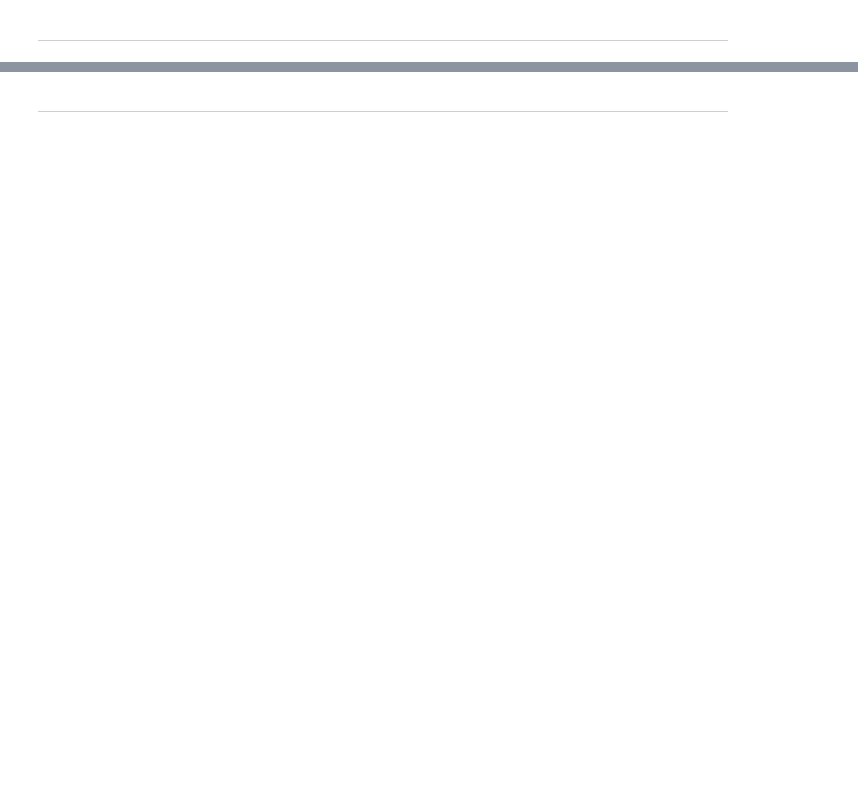
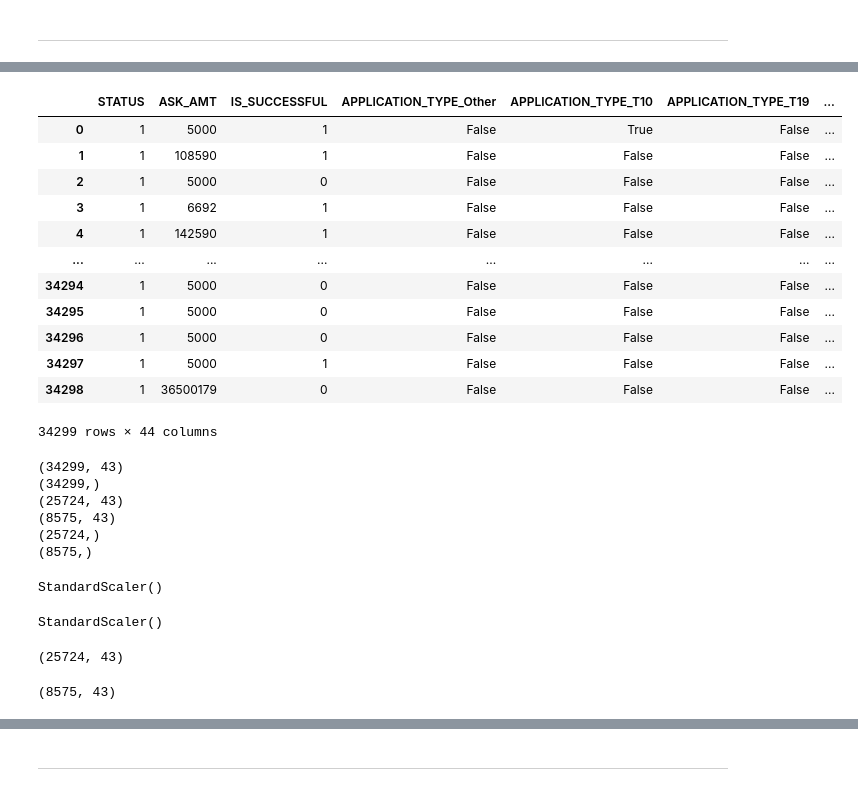
Before and after one commit to heracliteanflux/exercises-python, a Jupyter notebook: edx/neural_networks/2/notebook.ipynb, the cells around one changed output, grey strips where cells are left out. Drawn from its saved outputs; the diff is of its cells as text; code cells hidden in the pictures; blank space fills up the shorter version.

```diff
--- a/edx/neural_networks/2/notebook.ipynb
+++ b/edx/neural_networks/2/notebook.ipynb
@@ -47,0 +105,5 @@ TensorFlow           : 2.13.0
+# %%
+for app in application_types_to_replace:
+  application_df['APPLICATION_TYPE'] = application_df['APPLICATION_TYPE'].replace(to_replace = app, value = 'Other')
+
+application_df['APPLICATION_TYPE'].value_counts()
@@ -47,0 +122,3 @@ TensorFlow           : 2.13.0
+# %%
+class_counts = application_df.CLASSIFICATION.value_counts()
+class_counts
@@ -47,0 +179,3 @@ TensorFlow           : 2.13.0
+# %%
+classifications_to_replace = list(class_counts[class_counts < 1000].index)
+classifications_to_replace
@@ -47,0 +200,5 @@ TensorFlow           : 2.13.0
+# %%
+for cls in classifications_to_replace:
+  application_df['CLASSIFICATION'] = application_df['CLASSIFICATION'].replace(to_replace = cls, value = 'Other')
+
+application_df['CLASSIFICATION'].value_counts()
@@ -47,0 +214,56 @@ TensorFlow           : 2.13.0
+# %%
+application_with_dummies_df = pd.get_dummies(data = application_df)
+application_with_dummies_df
+# %% [output]
+|  | STATUS | ASK_AMT | IS_SUCCESSFUL | APPLICATION_TYPE_Other | APPLICATION_TYPE_T10 | APPLICATION_TYPE_T19 | ... |
+| 0 | 1 | 5000 | 1 | False | True | False | ... |
+| 1 | 1 | 108590 | 1 | False | False | False | ... |
+| 2 | 1 | 5000 | 0 | False | False | False | ... |
+| 3 | 1 | 6692 | 1 | False | False | False | ... |
+| 4 | 1 | 142590 | 1 | False | False | False | ... |
+| ... | ... | ... | ... | ... | ... | ... | ... |
+| 34294 | 1 | 5000 | 0 | False | False | False | ... |
+| 34295 | 1 | 5000 | 0 | False | False | False | ... |
+| 34296 | 1 | 5000 | 0 | False | False | False | ... |
+| 34297 | 1 | 5000 | 1 | False | False | False | ... |
+| 34298 | 1 | 36500179 | 0 | False | False | False | ... |
+34299 rows × 44 columns
+# %%
+X = application_with_dummies_df.drop(labels = ['IS_SUCCESSFUL'], axis = 'columns').values
+y = application_with_dummies_df['IS_SUCCESSFUL'].values
+
+X_train, X_test, y_train, y_test = train_test_split(X, y, random_state = 78)
+
+print(X      .shape)
+print(y      .shape)
+print(X_train.shape)
+print(X_test .shape)
+print(y_train.shape)
+print(y_test .shape)
+# %% [output]
+(34299, 43)
+(34299,)
+(25724, 43)
+(8575, 43)
+(25724,)
+(8575,)
+# %%
+scaler = StandardScaler()
+scaler
+# %% [output]
+StandardScaler()
+# %%
+X_scaler = scaler.fit(X = X_train)
+X_scaler
+# %% [output]
+StandardScaler()
+# %%
+X_train_scaled = X_scaler.transform(X = X_train)
+X_train_scaled.shape
+# %% [output]
+(25724, 43)
+# %%
+X_test_scaled = X_scaler.transform(X = X_test)
+X_test_scaled.shape
+# %% [output]
+(8575, 43)
```
Also changed, not shown: parts of 16 cells of this notebook, 1 other file.
